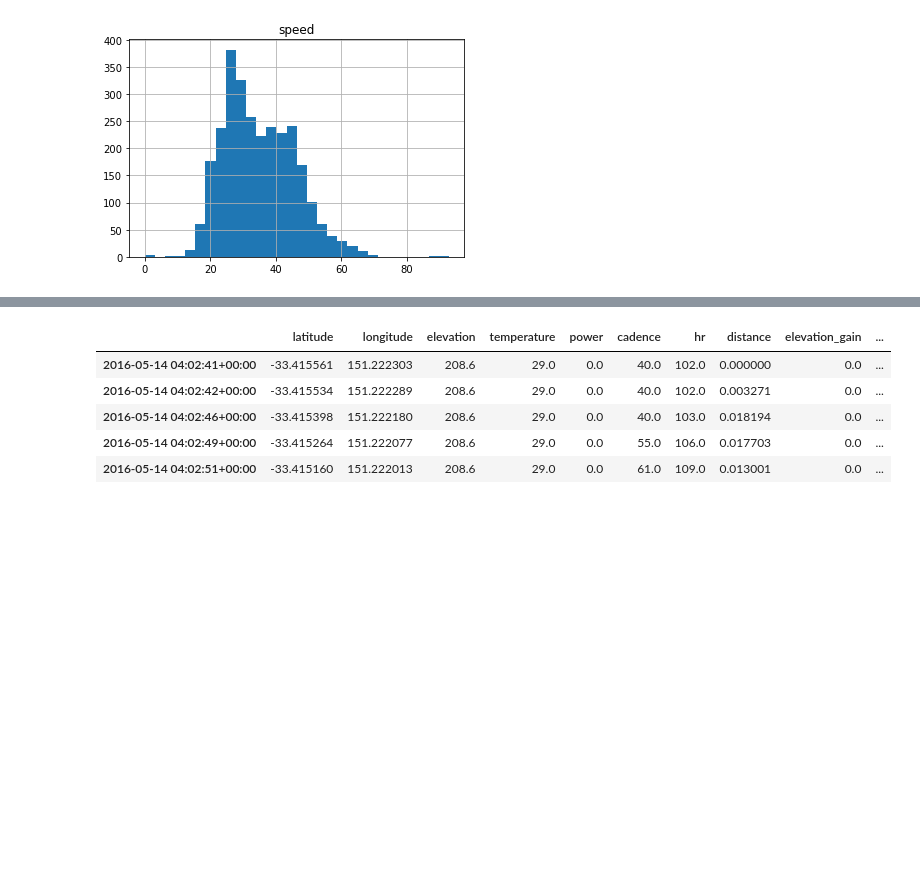
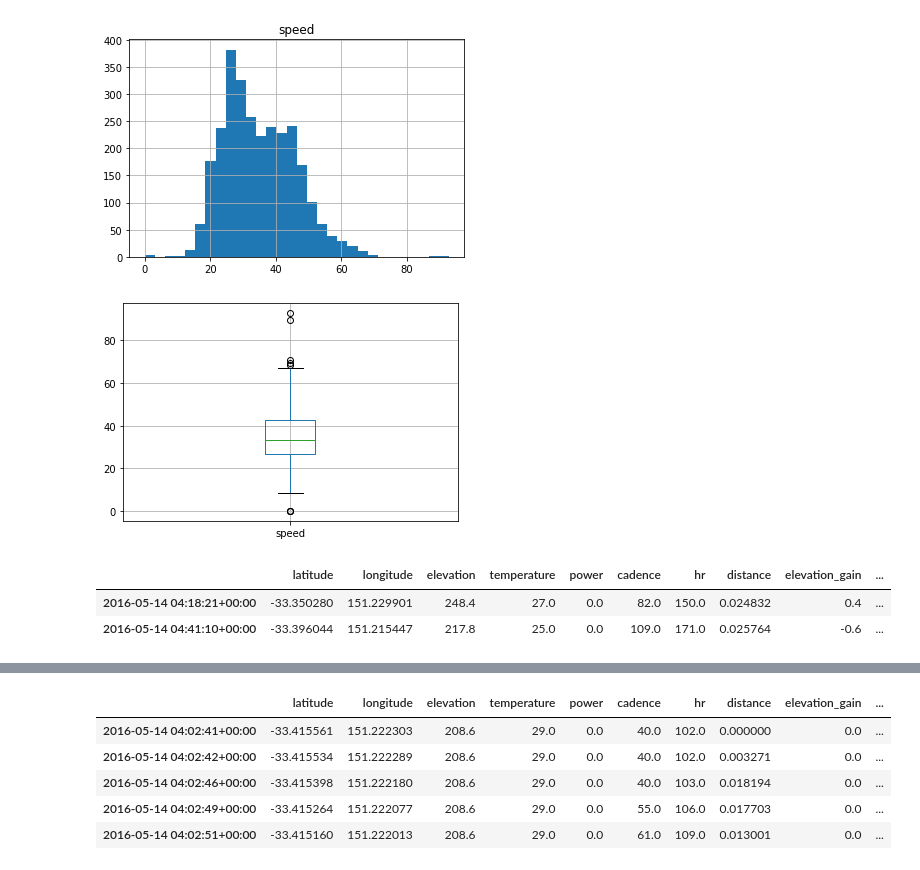
Before and after one commit to felix-rosenberger/Data-Science-Portfolio, a Jupyter notebook: Portfolio 1.ipynb, the cells around one changed output, grey strips where cells are left out. Drawn from its saved outputs; the diff is of its cells as text; code cells hidden in the pictures; blank space fills up the shorter version.

```diff
--- a/Portfolio 1.ipynb
+++ b/Portfolio 1.ipynb
@@ -41,10 +40,10 @@ For time varying data like this it is often useful to _smooth_ the data using eg
 You are provided with code in [gpxutils.py](gpxutils.py) to read the GPX XML format files that are exported by cycling computers and applications.  The sample files were exported from [Strava](https://strava.com/) and represent four races by Steve Cassidy.
 # %%
 # read the four data files
-rr_2016 = parse_gpx('files/Calga_RR_2016.gpx') # road race one
-tt_2016 = parse_gpx('files/Calga_TT_2016.gpx') # time trial one
-rr_2019 = parse_gpx('files/Calga_RR_2019.gpx') # road race two
-tt_2019 = parse_gpx('files/Calga_TT_2019.gpx') # time trial two
+rr16 = parse_gpx('files/Calga_RR_2016.gpx') # road race one
+tt16 = parse_gpx('files/Calga_TT_2016.gpx') # time trial one
+rr19 = parse_gpx('files/Calga_RR_2019.gpx') # road race two
+tt19 = parse_gpx('files/Calga_TT_2019.gpx') # time trial two
 # %% [markdown]
 ### 1. Familiarising with the data
 # %%
@@ -106,2 +107,14 @@ rr16_speed_distribution = rr_2016.hist('speed', bins=30, histtype='stepfilled')
 # %% [output]
 [figure]
+# %%
+rr16_speed_boxplot = rr16.boxplot('speed')
+# %% [output]
+[figure, added]
+# %%
+# show record with high speed
+
+rr16[rr16["speed"] > 80]
+# %% [output]
+|  | latitude | longitude | elevation | temperature | power | cadence | hr | distance | elevation_gain | ... |
+| 2016-05-14 04:18:21+00:00 | -33.350280 | 151.229901 | 248.4 | 27.0 | 0.0 | 82.0 | 150.0 | 0.024832 | 0.4 | ... |
+| 2016-05-14 04:41:10+00:00 | -33.396044 | 151.215447 | 217.8 | 25.0 | 0.0 | 109.0 | 171.0 | 0.025764 | -0.6 | ... |
```
Also changed, not shown: parts of 42 cells of this notebook.
